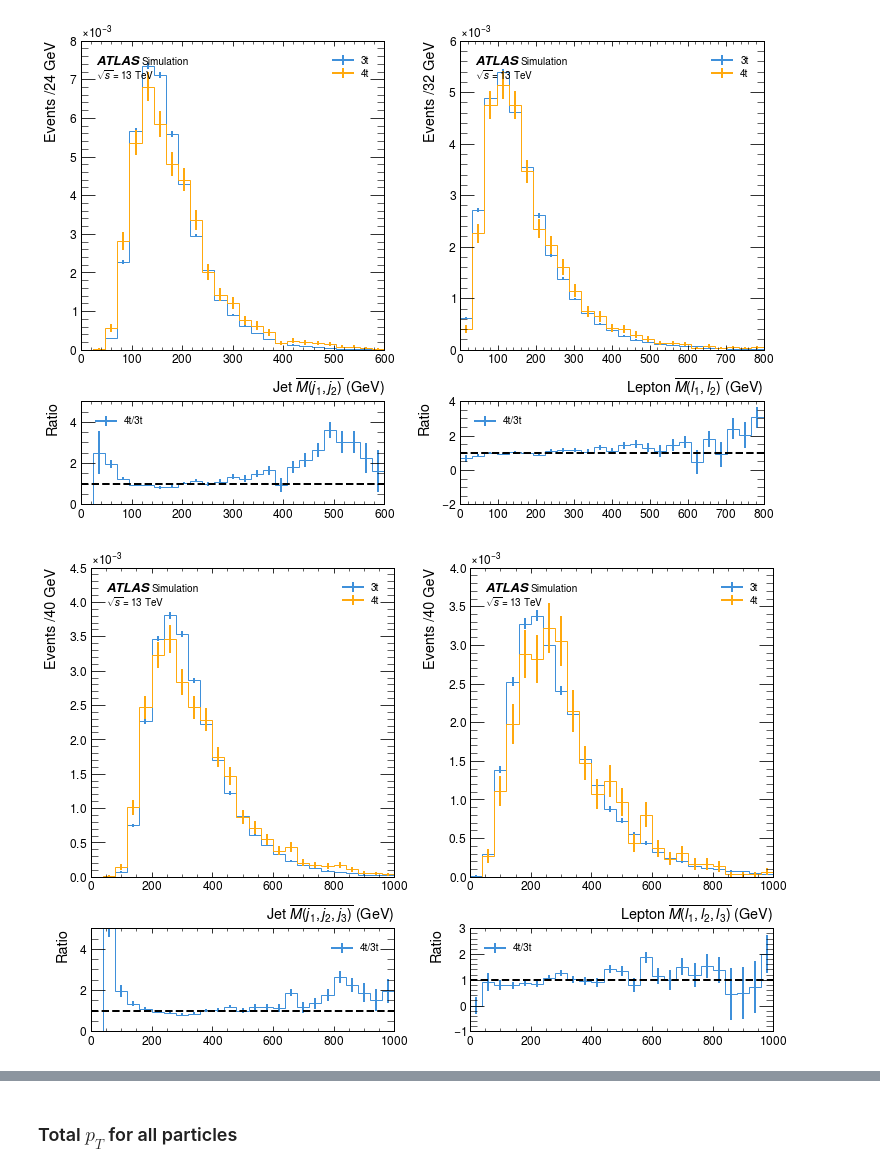
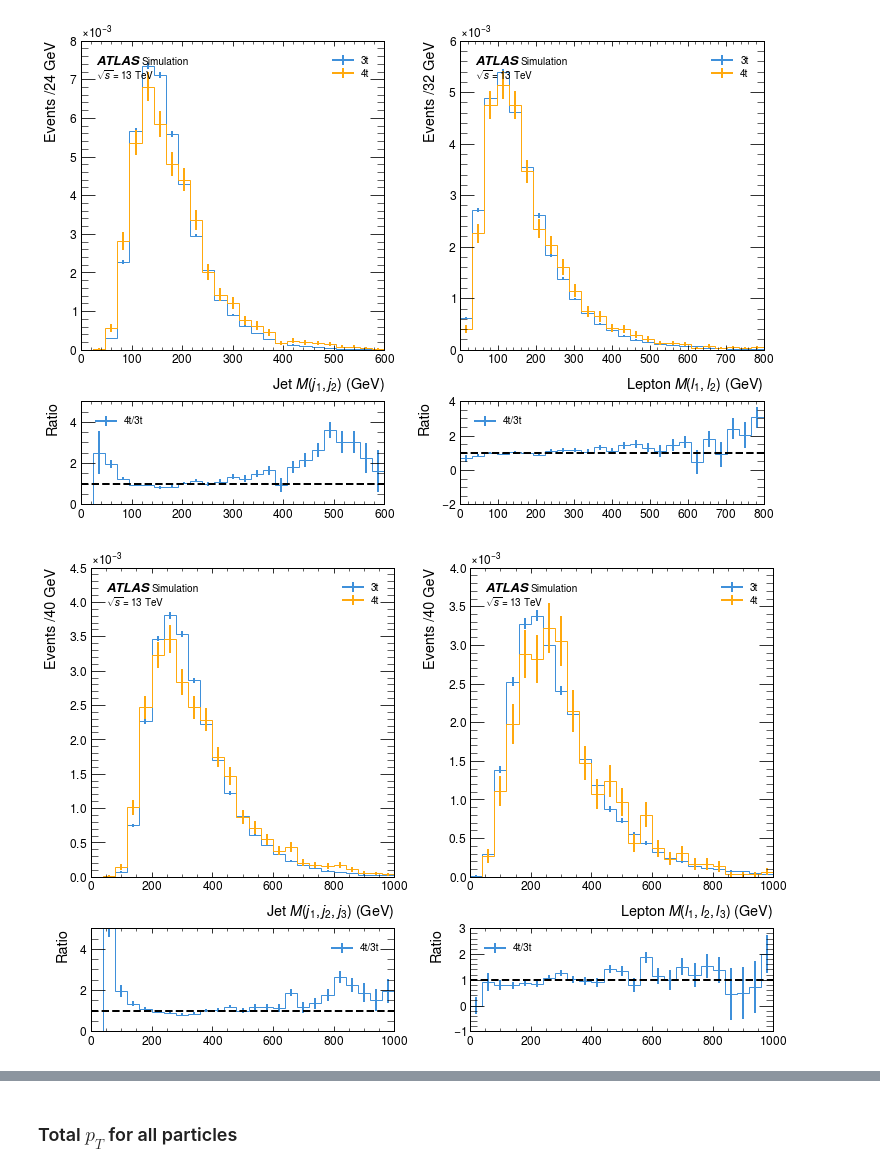
Before and after one commit to archiebrooks02/MPHYS-4Top, a Jupyter notebook: reco_level_high_level.ipynb, the cells around one changed output, grey strips where cells are left out. Cells and saved outputs as stored; diff of their text form; code cells hidden in the pictures.

```diff
--- a/reco_level_high_level.ipynb
+++ b/reco_level_high_level.ipynb
@@ -336,12 +342,12 @@ plt.show()
 # %%
 fig, ax = plt.subplots(2,2,gridspec_kw={'height_ratios':[3,1]}, figsize=(12,8))
 histogram([jet_trio_masses_3t/1000, jet_trio_masses_4t/1000], 25, ['3t','4t'], ax[0,0], ratio=True, ratio_axes=ax[1,0], density=True, x_units='GeV', set_range=(0,1000))
-ax[0,0].set_xlabel(r'Jet $\overline{M(j_1,j_2, j_3)}$ (GeV)')
+ax[0,0].set_xlabel(r'Jet ${M(j_1,j_2, j_3)}$ (GeV)')
 histogram([lepton_trio_masses_3t/1000, lepton_trio_masses_4t/1000], 25, ['3t','4t'], ax[0,1], ratio=True, ratio_axes=ax[1,1], density=True, x_units='GeV', set_range=(0,1000))
-ax[0,1].set_xlabel(r'Lepton $\overline{M(l_1,l_2, l_3)}$ (GeV)')
+ax[0,1].set_xlabel(r'Lepton ${M(l_1,l_2, l_3)}$ (GeV)')
 plt.subplots_adjust(hspace=0.25, wspace=0.25)
 plt.show()
 # %% [output]
-[figure, old version]
+[figure, new version]
 # %%
 fig, ax = plt.subplots(2,2,gridspec_kw={'height_ratios':[3,1]}, figsize=(12,8))
```
Also changed, not shown: parts of 9 cells of this notebook.
